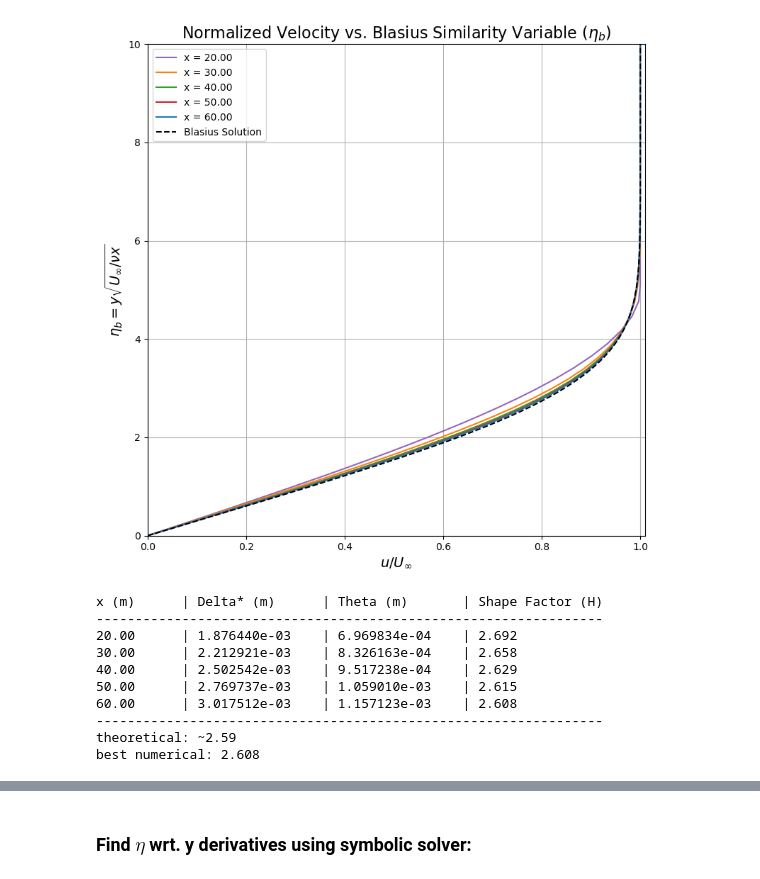
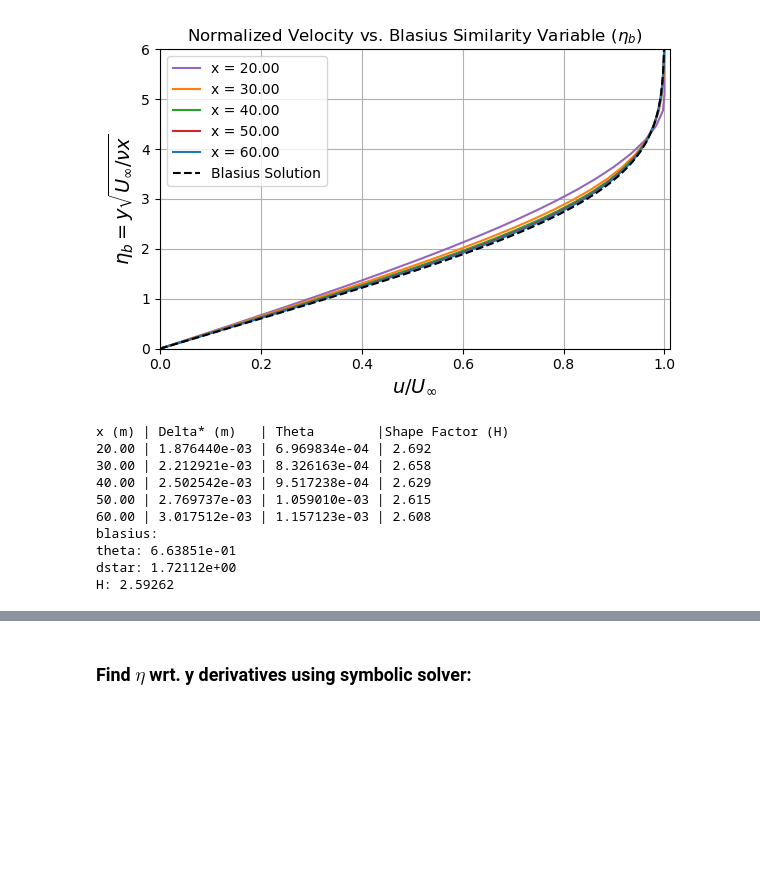
Before and after one commit to jhngms/CFD, a Jupyter notebook: Project_2/Gomes_John_Project2.ipynb, the cells around one changed output, grey strips where cells are left out. Cells and saved outputs as stored; diff of their text form; code cells hidden in the pictures; blank space fills up the shorter version.

```diff
--- a/Project_2/Gomes_John_Project2.ipynb
+++ b/Project_2/Gomes_John_Project2.ipynb
@@ -84,8 +86,8 @@ for n in range(1, Nx + 1):
         diff_conv[i, :] = (j*d2u_deta2[i, :] + k*du_deta[i, :])
 
     #Au=b
-    A = np.diag(u) -0.5*dx*diff_conv  #step n+1
-    b = (np.diag(u) + 0.5*dx*diff_conv)@u  #u*du/dx at step n
+    A = np.diag(u) -0.5*dx*diff_conv  #C-N: step n+1
+    b = (np.diag(u) + 0.5*dx*diff_conv)@u  #C-N: u*du/dx at step n
 
     b[0] = 0; #u=0 at wall
     b[-1] = u_inf #u=u_inf at freestream
@@ -105,9 +107,8 @@ for n in range(1, Nx + 1):
     du_dx = (u_new - u)/dx
     v_new = np.zeros(Ny)
     for i in range(1, Ny):
-        #rewrite continuity dv/dy = -du/dx as v[i] = v[i-1] - du/dx*dy
-        v_new[i] = v_new[i-1] - 0.5*(y[i] - y[i-1]) * (du_dx[i] + du_dx[i-1])
-
+        #rewrite and solve continuity
+        v_new = cumulative_trapezoid(-du_dx, x=y, initial=0)
     u = u_new.copy() #store u for next iter
     v = v_new.copy() #store v for next iter
 
@@ -116,7 +117,7 @@ for n in range(1, Nx + 1):
         v_store_numer.append(v.copy())
 # %%
 #blasius solution for comparison
-func = lambda x, y: [y[1], y[2], -0.5 * y[0] * y[2]] #f''' = -0.5*f*f''
+func = lambda x, y: [y[1], y[2], -0.5*y[0]*y[2]] #f''' = -0.5*f*f''
 bcs = lambda ya, yb: [ya[0], ya[1], yb[1] - 1] #f(0)=0, f'(0)=0, f'(inf)=1
 
 eta_span = np.linspace(0, 10, 100) #init range for eta
@@ -126,3 +127,6 @@ blasius_guess = np.zeros((3, eta_span.size)) #initial guess for blasius
 blasius_eqn = solve_bvp(func, bcs, eta_span, blasius_guess) #solve boundary value problem
 eta_exact = blasius_eqn.x
 u_exact_norm = blasius_eqn.y[1]
+
+eta_exact = blasius_eqn.x
+u_exact_norm = blasius_eqn.y[1]
@@ -150,32 +152,29 @@ plt.show()
 # %%
-plt.figure(figsize=(8, 8))
+plt.figure(figsize=(6, 4))
 colors = ['tab:purple','tab:orange','tab:green','tab:red','tab:blue']
 markevery = 2
 
 for idx, n in enumerate([0] + list(x_vals)):
     x_now = x0 + n*dx
-    eta_now = y*np.sqrt(u_inf/(nu_inf * x_now))
+    eta_now = y*np.sqrt(u_inf/(nu_inf*x_now))
 
     plt.plot(u_store_numer[idx]/u_inf, eta_now, '-', color=colors[idx], markersize=4, label=f'x = {x_now:.2f}')
 
 plt.plot(u_exact_norm, eta_exact, '--', color='k',label=f'Blasius Solution')
-plt.title(r'Normalized Velocity vs. Blasius Similarity Variable ($\eta_b$)', fontsize=16)
+plt.title(r'Normalized Velocity vs. Blasius Similarity Variable ($\eta_b$)', fontsize=12)
 plt.xlabel(r'$u / U_{\infty}$', fontsize=14)
 plt.ylabel(r'$\eta_b = y \sqrt{U_{\infty} / \nu x}$', fontsize=14)
-plt.ylim(0, 10)
+plt.ylim(0, 6)
 plt.xlim(0, 1.01)
-plt.legend()
+plt.legend(loc='upper left')
 plt.grid(True)
 plt.tight_layout()
 plt.show()
 # %% [output]
-[figure, old version]
+[figure, new version]
 # %%
-# WIP WIP WIP WIP WIP WIP WIP WIP WIP WIP WIP WIP WIP WIP WIP WIP WIP WIP WIP WIP
-from scipy.integrate import trapezoid
-print(f"{'x (m)':<10} | {'Delta* (m)':<15} | {'Theta (m)':<15} | {'Shape Factor (H)':<15}")
-print("-" * 65)
-
+#calc delta*, theta, and H at each x location
+print('x (m) | Delta* (m)   | Theta        |Shape Factor (H)')
 #init lists
 delta_stars = []
 thetas = []
@@ -199,24 +198,28 @@ for idx, n in enumerate([0] + list(x_vals)):
     thetas.append(theta)
     shape_factors.append(H)
 
-    print(f"{x_now:<10.2f} | {d_star:<15.6e} | {theta:<15.6e} | {H:<15.3f}")
+    print(f"{x_now:.2f} | {d_star:.6e} | {theta:.6e} | {H:.3f}")
 
-print("-"*65)
-print(f"theoretical: ~2.59")
-print(f"best numerical: {shape_factors[-1]:.3f}")
+#blasius dimensionless parameters for comparison
+blasius_dstar = trapezoid(1 - u_exact_norm, x=eta_exact)
+blasius_theta = trapezoid(u_exact_norm*(1 - u_exact_norm), x=eta_exact)
+blasius_H= blasius_dstar/blasius_theta
 
-# WIP WIP WIP WIP WIP WIP WIP WIP WIP WIP WIP WIP WIP WIP WIP WIP WIP WIP WIP WIP
+print('blasius:')
+print(f"theta: {blasius_theta:.5e}")
+print(f"dstar: {blasius_dstar:.5e}")
+print(f"H: {blasius_H:.5f}")
 # %% [output]
-x (m)      | Delta* (m)      | Theta (m)       | Shape Factor (H)
------------------------------------------------------------------
-20.00      | 1.876440e-03    | 6.969834e-04    | 2.692
-30.00      | 2.212921e-03    | 8.326163e-04    | 2.658
-40.00      | 2.502542e-03    | 9.517238e-04    | 2.629
-50.00      | 2.769737e-03    | 1.059010e-03    | 2.615
-60.00      | 3.017512e-03    | 1.157123e-03    | 2.608
------------------------------------------------------------------
-theoretical: ~2.59
-best numerical: 2.608
+x (m) | Delta* (m)   | Theta        |Shape Factor (H)
+20.00 | 1.876440e-03 | 6.969834e-04 | 2.692
+30.00 | 2.212921e-03 | 8.326163e-04 | 2.658
+40.00 | 2.502542e-03 | 9.517238e-04 | 2.629
+50.00 | 2.769737e-03 | 1.059010e-03 | 2.615
+60.00 | 3.017512e-03 | 1.157123e-03 | 2.608
+blasius:
+theta: 6.63851e-01
+dstar: 1.72112e+00
+H: 2.59262
 # %%
 plt.figure(figsize=(5,5))
 
```
Also changed, not shown: parts of 6 cells of this notebook, 1 other file.
